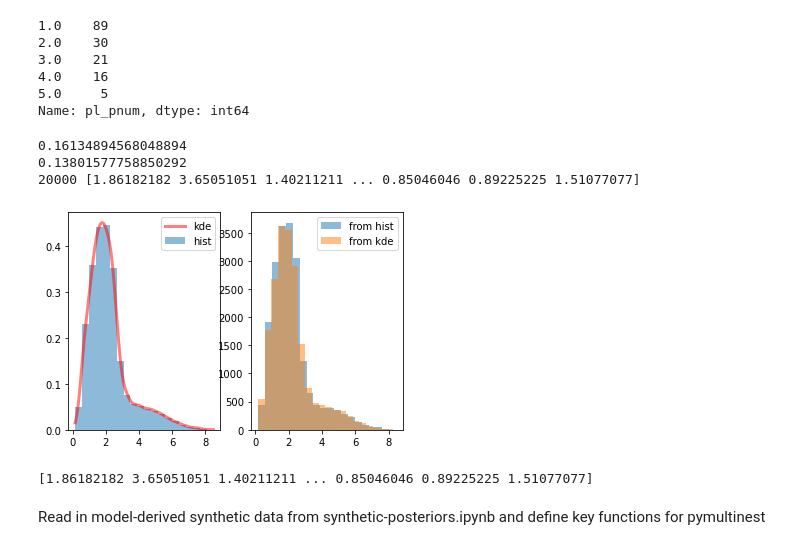
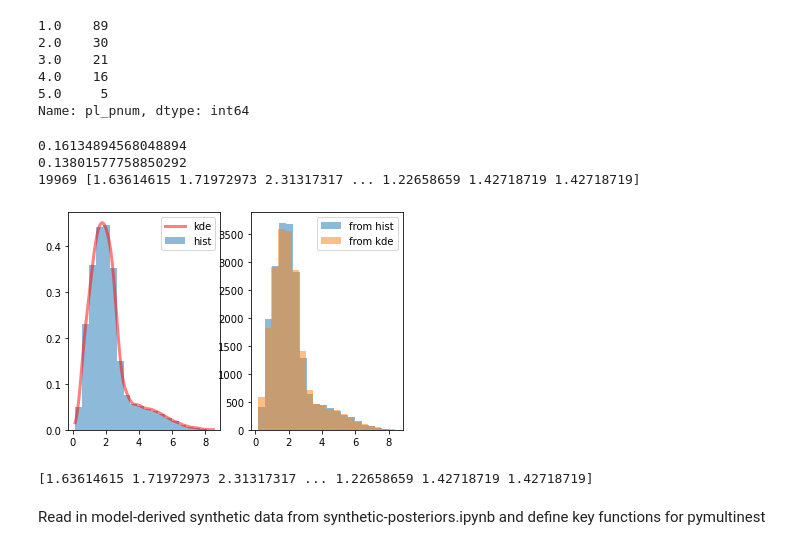
Before and after one commit to exoclam/sculpting, a Jupyter notebook: grid-loglikelihood.ipynb, the cells around one changed output. Saved outputs shown, nothing was run; the diff lists cells and outputs as text; code cells hidden in the pictures.

```diff
--- a/grid-loglikelihood.ipynb
+++ b/grid-loglikelihood.ipynb
@@ -79,37 +79,37 @@ def kde(x, x_grid, bandwidth):
 
 #kdepdf = kde(x, x_d, bandwidth=0.1) # generate KDE model
 #random_from_kde = generate_rand_from_pdf(kdepdf, x_d) # generate random data from KDE distribution
 
 nbins = 20
 def run_kde(data, draws):
     hist, bins = np.histogram(data, bins=100)
 
     x_grid = np.linspace(min(data), max(data), 1000)
     kdepdf = kde(data, x_grid, bandwidth=0.2) # generate KDE model
     random_from_kde = generate_rand_from_pdf(kdepdf, x_grid, draws) # generate random data from KDE distribution
     print(len(random_from_kde), random_from_kde) # these are my star ages
     bin_midpoints = bins[:-1] + np.diff(bins) / 2 # get positions of bin midpoints
     random_from_cdf = generate_rand_from_pdf(hist, bin_midpoints, draws) # generate random data from the histogram
 
     plt.subplot(121)
     plt.hist(data, nbins, density=True, alpha=0.5, label='hist') # plot histogram of normalized data
     plt.plot(x_grid, kdepdf, color='r', alpha=0.5, lw=3, label='kde') # plot KDE over normalized histogram
     plt.legend()
     plt.subplot(122)
     plt.hist(random_from_cdf, nbins, alpha=0.5, label='from hist') # plot histogram of data drawn from OG histogram
     plt.hist(random_from_kde, nbins, alpha=0.5, label='from kde') # plot histogram of data drawn from KDE
     plt.legend()
     plt.show()
     return random_from_kde, random_from_cdf
 
-stars_age1_kde, stars_radius_cdf = run_kde(berger_kepler.iso_age, 20000)
+stars_age1_kde, stars_radius_cdf = run_kde(berger_kepler.iso_age, len(berger_kepler))
 print(stars_age1_kde)
 # %% [output]
 0.16134894568048894
 0.13801577758850292
-20000 [1.86182182 3.65051051 1.40211211 ... 0.85046046 0.89225225 1.51077077]
+19969 [1.63614615 1.71972973 2.31317317 ... 1.22658659 1.42718719 1.42718719]
-[figure, old version]
+[figure, new version]
-[1.86182182 3.65051051 1.40211211 ... 0.85046046 0.89225225 1.51077077]
+[1.63614615 1.71972973 2.31317317 ... 1.22658659 1.42718719 1.42718719]
 # %% [markdown]
 Read in model-derived synthetic data from synthetic-posteriors.ipynb and define key functions for pymultinest
 # %%
```
Also changed, not shown: parts of 26 cells of this notebook.
